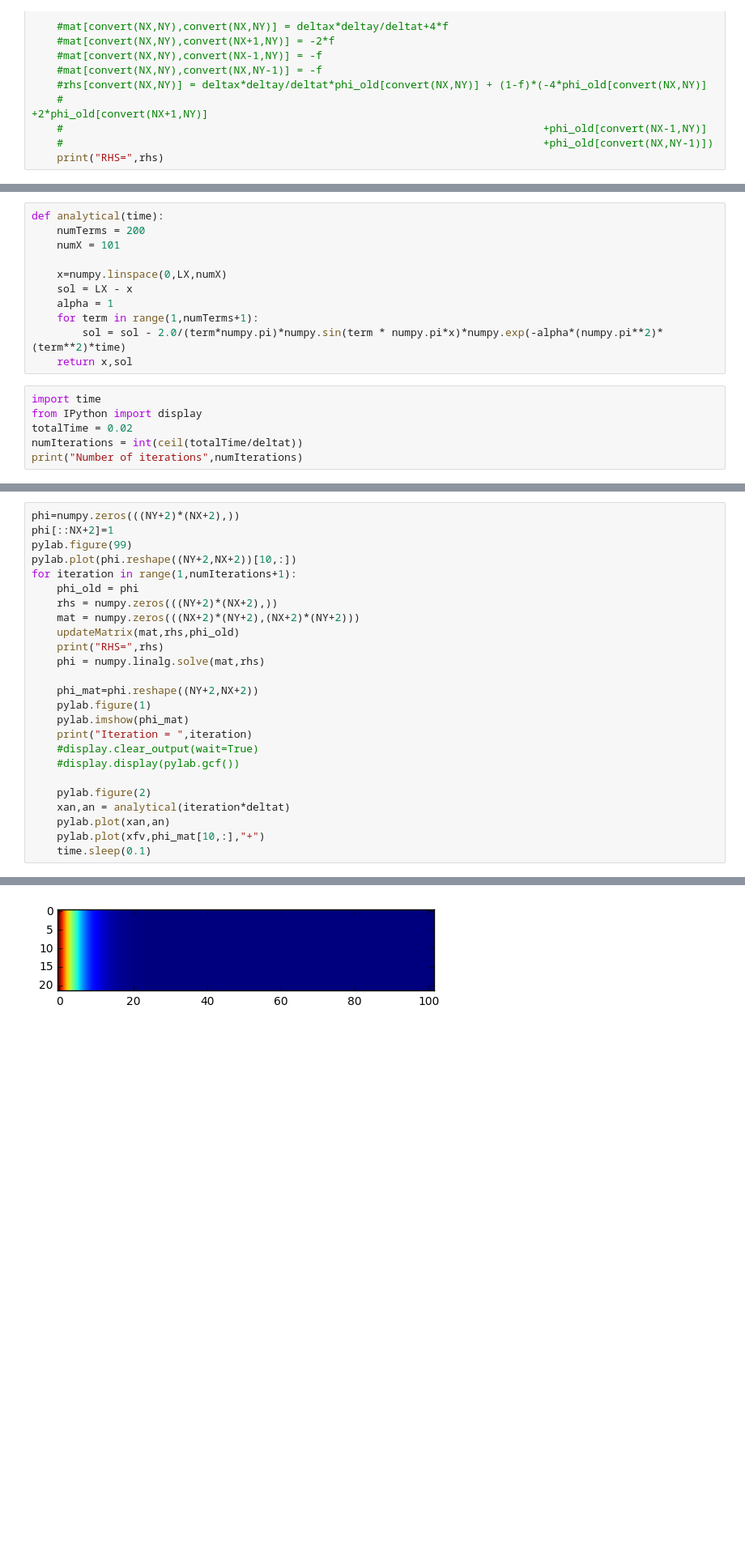
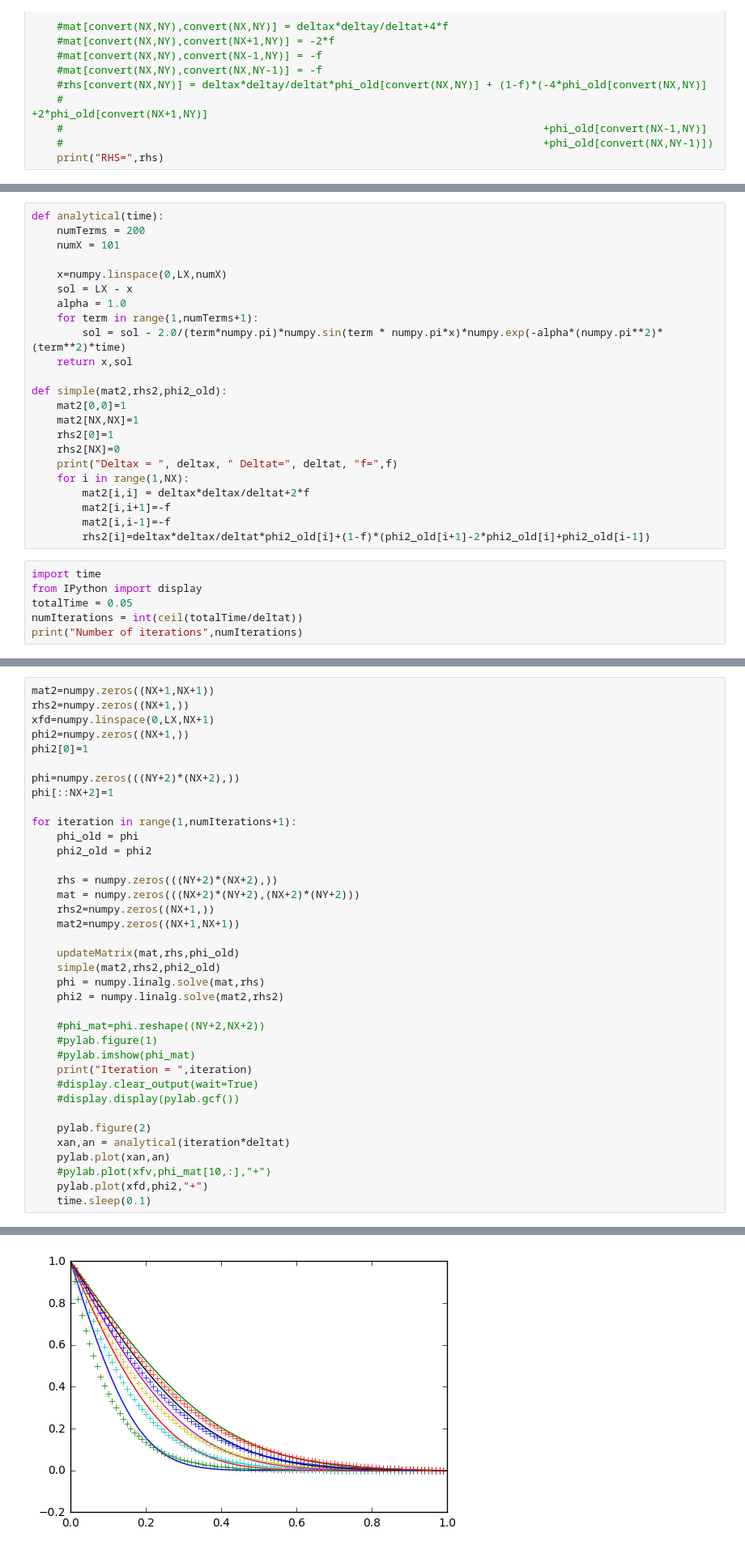
Before and after one commit to shurikkuzmin/FiniteVolumeADE, a Jupyter notebook: finite_volume_ade.ipynb, the cells around one changed output, grey strips where cells are left out. Shown: that part at 81% size. Cells and saved outputs as stored; diff of their text form; blank space fills up the shorter version.

Commit message:
Obtained simple finite-difference transient problem.

```diff
--- a/finite_volume_ade.ipynb
+++ b/finite_volume_ade.ipynb
@@ -336,14 +336,26 @@ def analytical(time):
 
     x=numpy.linspace(0,LX,numX)
     sol = LX - x
-    alpha = 1
+    alpha = 1.0
     for term in range(1,numTerms+1):
         sol = sol - 2.0/(term*numpy.pi)*numpy.sin(term * numpy.pi*x)*numpy.exp(-alpha*(numpy.pi**2)*(term**2)*time)
     return x,sol
+
+def simple(mat2,rhs2,phi2_old):
+    mat2[0,0]=1
+    mat2[NX,NX]=1
+    rhs2[0]=1
+    rhs2[NX]=0
+    print("Deltax = ", deltax, " Deltat=", deltat, "f=",f)
+    for i in range(1,NX):
+        mat2[i,i] = deltax*deltax/deltat+2*f
+        mat2[i,i+1]=-f
+        mat2[i,i-1]=-f
+        rhs2[i]=deltax*deltax/deltat*phi2_old[i]+(1-f)*(phi2_old[i+1]-2*phi2_old[i]+phi2_old[i-1])
 # %%
 import time
 from IPython import display
-totalTime = 0.02
+totalTime = 0.05
 numIterations = int(ceil(totalTime/deltat))
 print("Number of iterations",numIterations)
 # %% [output]
@@ -351,19 +363,30 @@ print("Number of iterations",numIterations)
 # %%
+mat2=numpy.zeros((NX+1,NX+1))
+rhs2=numpy.zeros((NX+1,))
+xfd=numpy.linspace(0,LX,NX+1)
+phi2=numpy.zeros((NX+1,))
+phi2[0]=1
+
 phi=numpy.zeros(((NY+2)*(NX+2),))
 phi[::NX+2]=1
-pylab.figure(99)
-pylab.plot(phi.reshape((NY+2,NX+2))[10,:])
+
 for iteration in range(1,numIterations+1):
     phi_old = phi
+    phi2_old = phi2
+
     rhs = numpy.zeros(((NY+2)*(NX+2),))
     mat = numpy.zeros(((NX+2)*(NY+2),(NX+2)*(NY+2)))
+    rhs2=numpy.zeros((NX+1,))
+    mat2=numpy.zeros((NX+1,NX+1))
+
     updateMatrix(mat,rhs,phi_old)
-    print("RHS=",rhs)
+    simple(mat2,rhs2,phi2_old)
     phi = numpy.linalg.solve(mat,rhs)
+    phi2 = numpy.linalg.solve(mat2,rhs2)
 
-    phi_mat=phi.reshape((NY+2,NX+2))
-    pylab.figure(1)
-    pylab.imshow(phi_mat)
+    #phi_mat=phi.reshape((NY+2,NX+2))
+    #pylab.figure(1)
+    #pylab.imshow(phi_mat)
     print("Iteration = ",iteration)
     #display.clear_output(wait=True)
     #display.display(pylab.gcf())
@@ -371,7 +394,8 @@ for iteration in range(1,numIterations+1):
     pylab.figure(2)
     xan,an = analytical(iteration*deltat)
     pylab.plot(xan,an)
-    pylab.plot(xfv,phi_mat[10,:],"+")
+    #pylab.plot(xfv,phi_mat[10,:],"+")
+    pylab.plot(xfd,phi2,"+")
     time.sleep(0.1)
 # %% [output]
 ('RHS=', array([ 1.,  0.,  0., ...,  0.,  0.,  0.]))
@@ -383 +416 @@ for iteration in range(1,numIterations+1):
-[figure, old version]
+[figure, new version]
```
Also changed, not shown: parts of 5 cells of this notebook.
